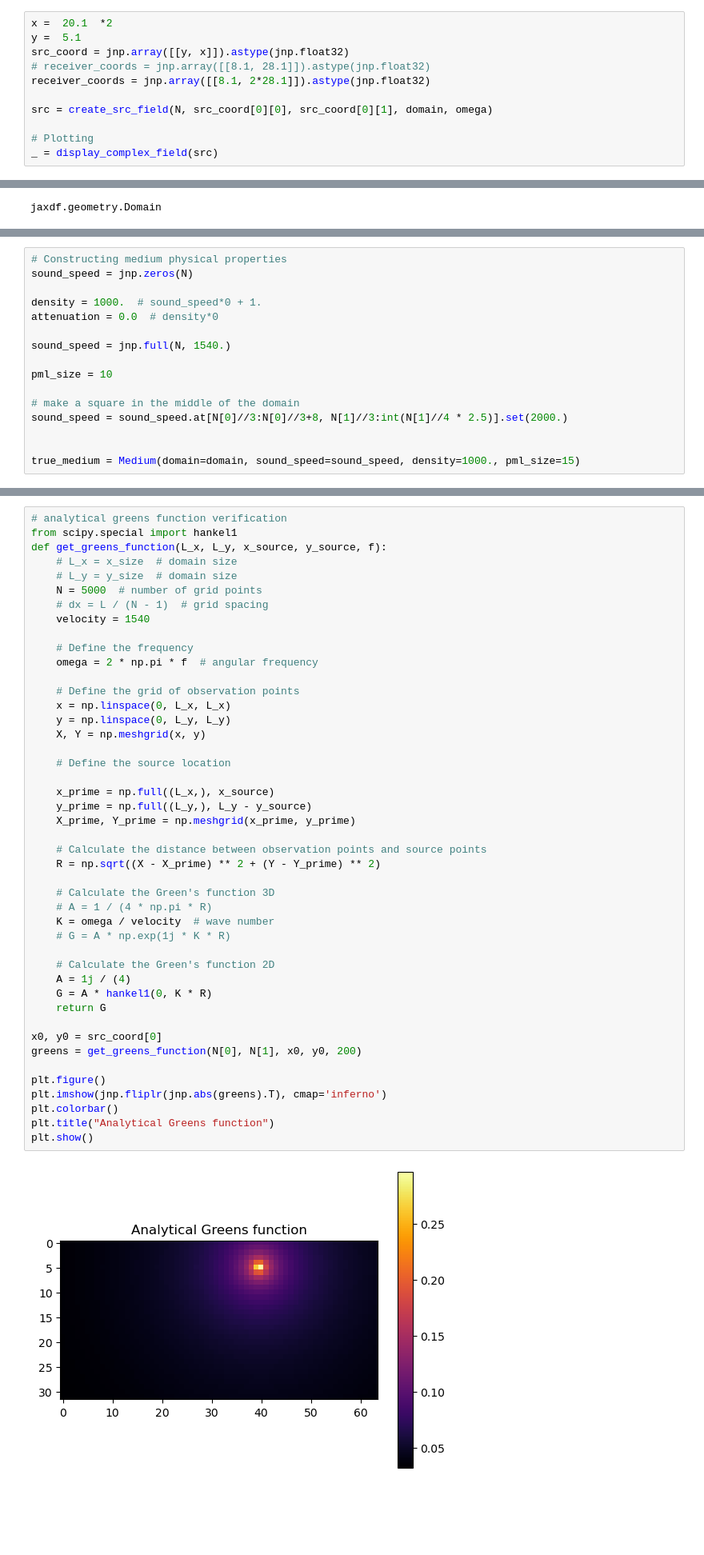
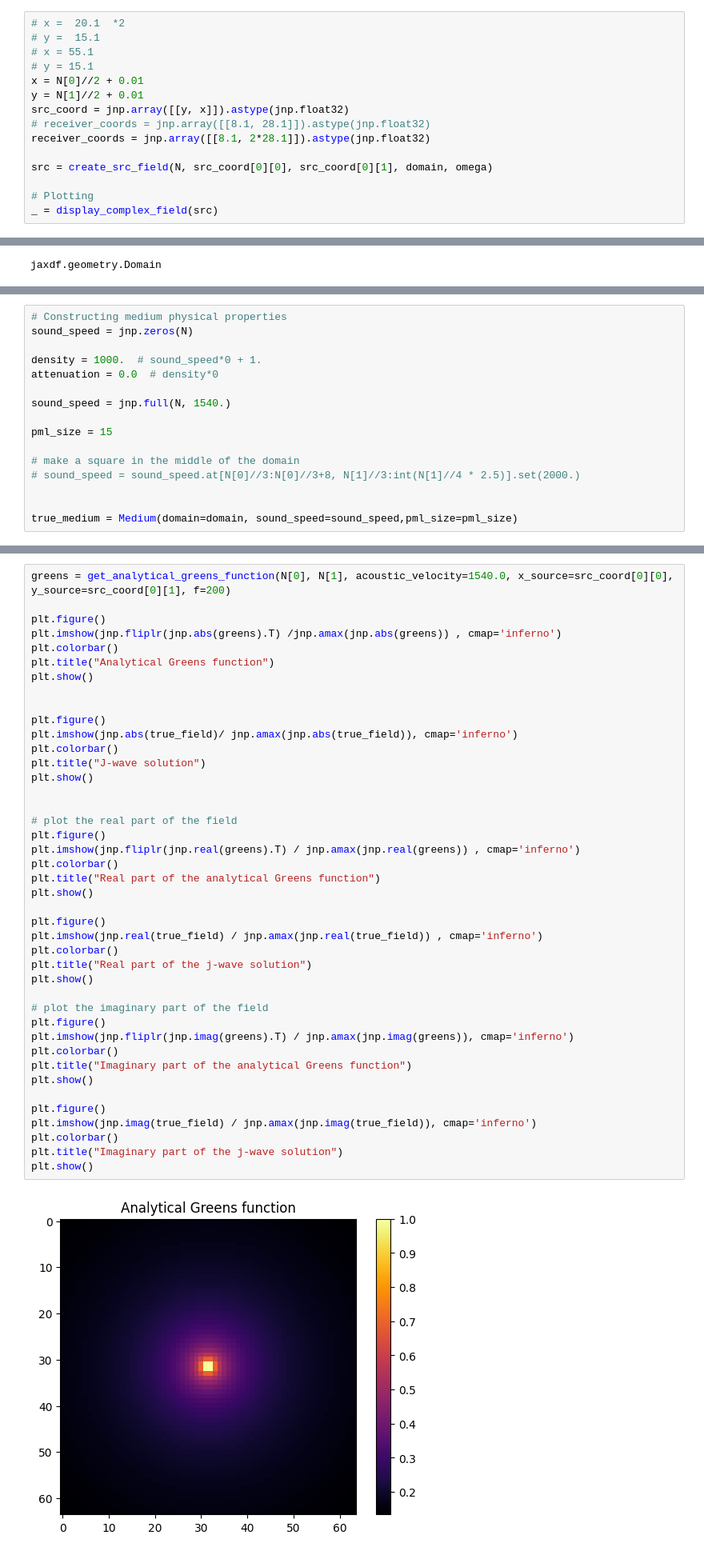
Before and after one commit to armercier/Hybrid-OED, a Jupyter notebook: src/scripts/helmholtz_problem_no_NN.ipynb, the cells around one changed output, grey strips where cells are left out. Shown at 80% size. Drawn from its saved outputs; the diff is of its cells as text; blank space fills up the shorter version.

```diff
--- a/src/scripts/helmholtz_problem_no_NN.ipynb
+++ b/src/scripts/helmholtz_problem_no_NN.ipynb
@@ -134,8 +136,12 @@ Performing time-harmonic simulations is very similar to standard wave propagatio
 
 #     return src
 # %%
-x =  20.1  *2
-y =  5.1
+# x =  20.1  *2
+# y =  15.1
+# x = 55.1
+# y = 15.1
+x = N[0]//2 + 0.01
+y = N[1]//2 + 0.01
 src_coord = jnp.array([[y, x]]).astype(jnp.float32)
 # receiver_coords = jnp.array([[8.1, 28.1]]).astype(jnp.float32)
 receiver_coords = jnp.array([[8.1, 2*28.1]]).astype(jnp.float32)
@@ -163,13 +169,13 @@ attenuation = 0.0  # density*0
 
 sound_speed = jnp.full(N, 1540.)
 
-pml_size = 10
+pml_size = 15
 
 # make a square in the middle of the domain
-sound_speed = sound_speed.at[N[0]//3:N[0]//3+8, N[1]//3:int(N[1]//4 * 2.5)].set(2000.)
+# sound_speed = sound_speed.at[N[0]//3:N[0]//3+8, N[1]//3:int(N[1]//4 * 2.5)].set(2000.)
 
 
-true_medium = Medium(domain=domain, sound_speed=sound_speed, density=1000., pml_size=15)
+true_medium = Medium(domain=domain, sound_speed=sound_speed,pml_size=pml_size)
 # %%
 # plot the medium
 plt.figure()
@@ -214,47 +213,44 @@ _ = display_complex_field(true_field)
 # %%
-# analytical greens function verification
-from scipy.special import hankel1
-def get_greens_function(L_x, L_y, x_source, y_source, f):
-    # L_x = x_size  # domain size
-    # L_y = y_size  # domain size
-    N = 5000  # number of grid points
-    # dx = L / (N - 1)  # grid spacing
-    velocity = 1540
-
-    # Define the frequency
-    omega = 2 * np.pi * f  # angular frequency
-
-    # Define the grid of observation points
-    x = np.linspace(0, L_x, L_x)
-    y = np.linspace(0, L_y, L_y)
-    X, Y = np.meshgrid(x, y)
-
-    # Define the source location
-
-    x_prime = np.full((L_x,), x_source)
-    y_prime = np.full((L_y,), L_y - y_source)
-    X_prime, Y_prime = np.meshgrid(x_prime, y_prime)
-
-    # Calculate the distance between observation points and source points
-    R = np.sqrt((X - X_prime) ** 2 + (Y - Y_prime) ** 2)
-
-    # Calculate the Green's function 3D
-    # A = 1 / (4 * np.pi * R)
-    K = omega / velocity  # wave number
-    # G = A * np.exp(1j * K * R)
-
-    # Calculate the Green's function 2D
-    A = 1j / (4)
-    G = A * hankel1(0, K * R)
-    return G
-
-x0, y0 = src_coord[0]
-greens = get_greens_function(N[0], N[1], x0, y0, 200)
+greens = get_analytical_greens_function(N[0], N[1], acoustic_velocity=1540.0, x_source=src_coord[0][0], y_source=src_coord[0][1], f=200)
 
 plt.figure()
-plt.imshow(jnp.fliplr(jnp.abs(greens).T), cmap='inferno')
+plt.imshow(jnp.fliplr(jnp.abs(greens).T) /jnp.amax(jnp.abs(greens)) , cmap='inferno')
 plt.colorbar()
 plt.title("Analytical Greens function")
 plt.show()
+
+
+plt.figure()
+plt.imshow(jnp.abs(true_field)/ jnp.amax(jnp.abs(true_field)), cmap='inferno')
+plt.colorbar()
+plt.title("J-wave solution")
+plt.show()
+
+
+# plot the real part of the field
+plt.figure()
+plt.imshow(jnp.fliplr(jnp.real(greens).T) / jnp.amax(jnp.real(greens)) , cmap='inferno')
+plt.colorbar()
+plt.title("Real part of the analytical Greens function")
+plt.show()
+
+plt.figure()
+plt.imshow(jnp.real(true_field) / jnp.amax(jnp.real(true_field)) , cmap='inferno')
+plt.colorbar()
+plt.title("Real part of the j-wave solution")
+plt.show()
+
+# plot the imaginary part of the field
+plt.figure()
+plt.imshow(jnp.fliplr(jnp.imag(greens).T) / jnp.amax(jnp.imag(greens)), cmap='inferno')
+plt.colorbar()
+plt.title("Imaginary part of the analytical Greens function")
+plt.show()
+
+plt.figure()
+plt.imshow(jnp.imag(true_field) / jnp.amax(jnp.imag(true_field)), cmap='inferno')
+plt.colorbar()
+plt.title("Imaginary part of the j-wave solution")
+plt.show()
 # %% [output]
-[figure, old version]
+[figure, new version]
```
Also changed, not shown: parts of 18 cells of this notebook, 4 other files.
